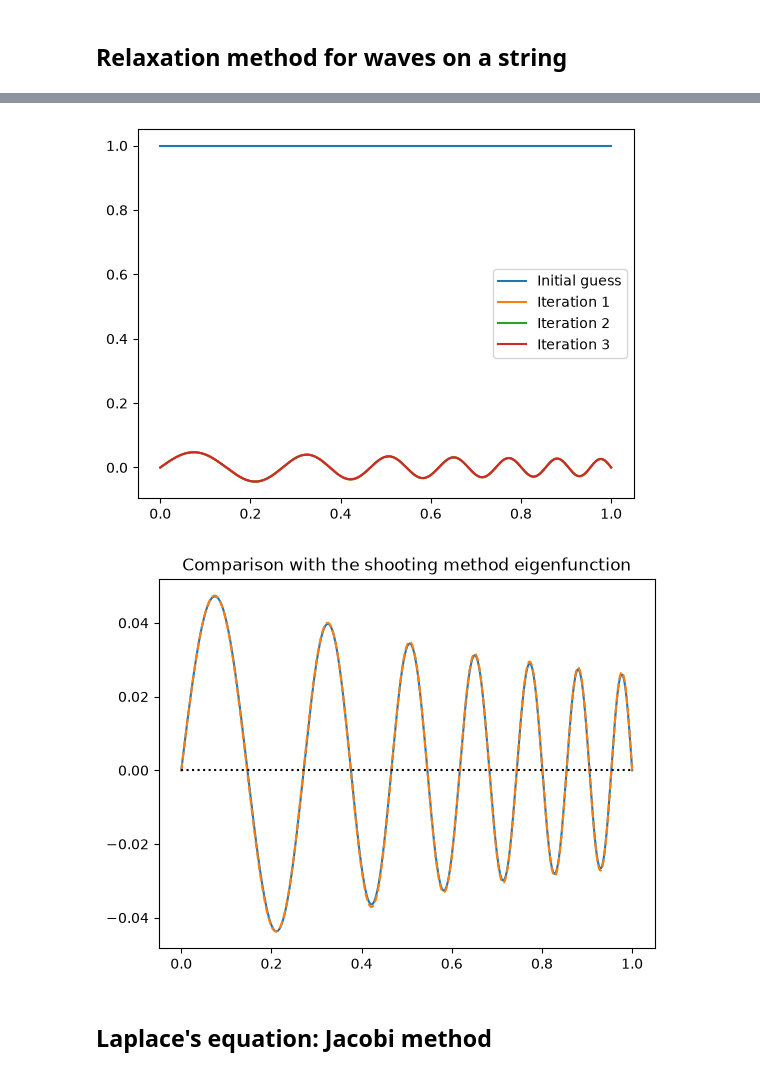
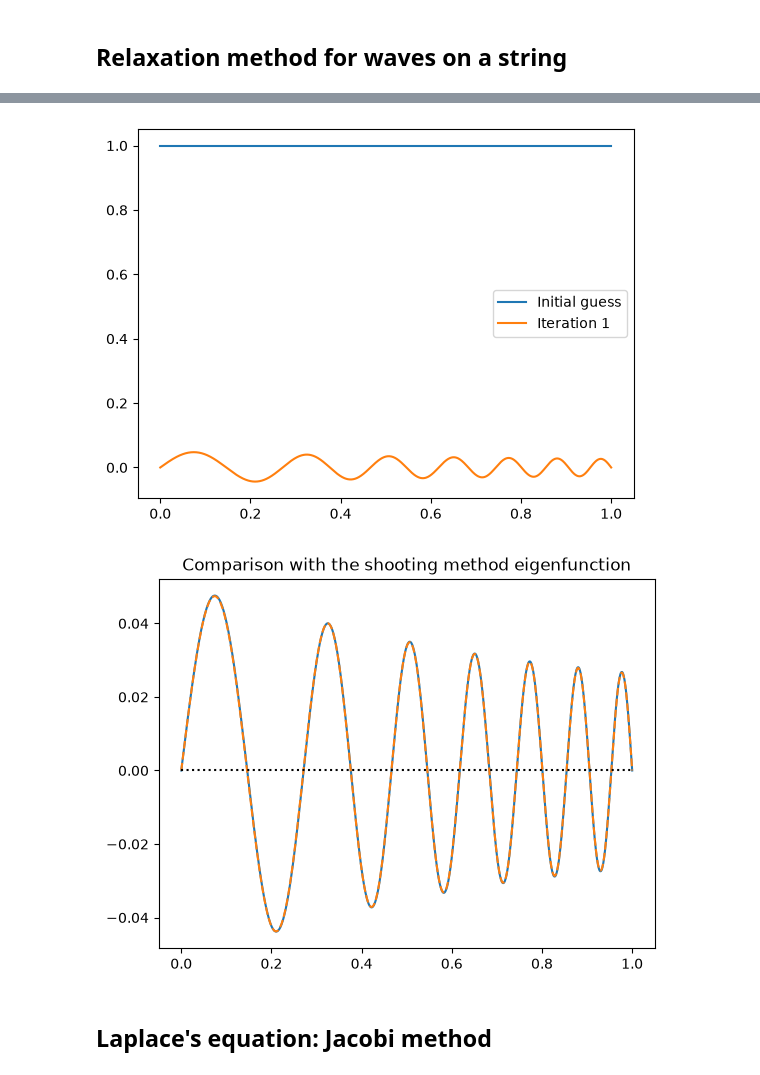
Before and after one commit to andrewcumming/phys512, a Jupyter notebook: solutions_bvp.ipynb, the cells around one changed output, grey strips where cells are left out. Cells and saved outputs as stored; diff of their text form; code cells hidden in the pictures.

```diff
--- a/solutions_bvp.ipynb
+++ b/solutions_bvp.ipynb
@@ -167,7 +167,7 @@ dx = x[1]-x[0]
 f = np.ones_like(x)
 plt.plot(x, f, label='Initial guess')
 
-niter = 3
+niter = 1
 for m in range(niter):
 
     t0 = time.time()
@@ -196,6 +196,5 @@ plt.title('Comparison with the shooting method eigenfunction')
 plt.plot(x_s, f_s, "--")
 plt.plot((0,1),(0,0),"k:")
 
-
 plt.show()
 # %% [output]
@@ -205,5 +202,5 @@ F=6.17732e-07; Solve took 0.000229359 seconds
-[figure, old version]
+[figure, new version]
-[figure, old version]
+[figure, new version]
 # %% [markdown]
 ## Laplace's equation: Jacobi method
 # %% [markdown]
```
Also changed, not shown: parts of 4 cells of this notebook.
